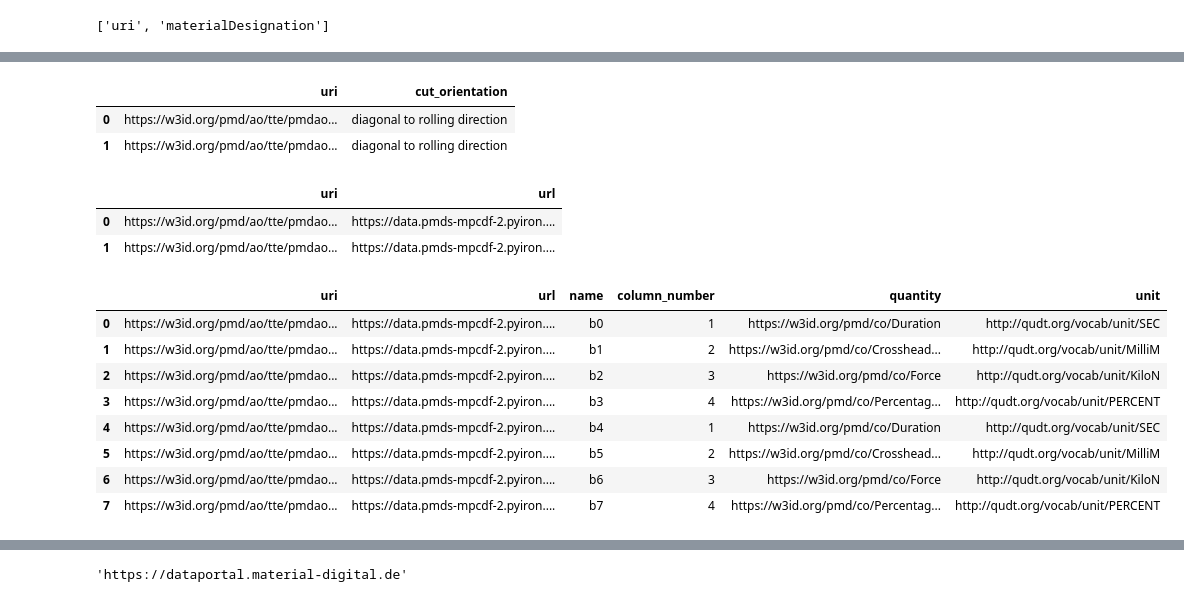
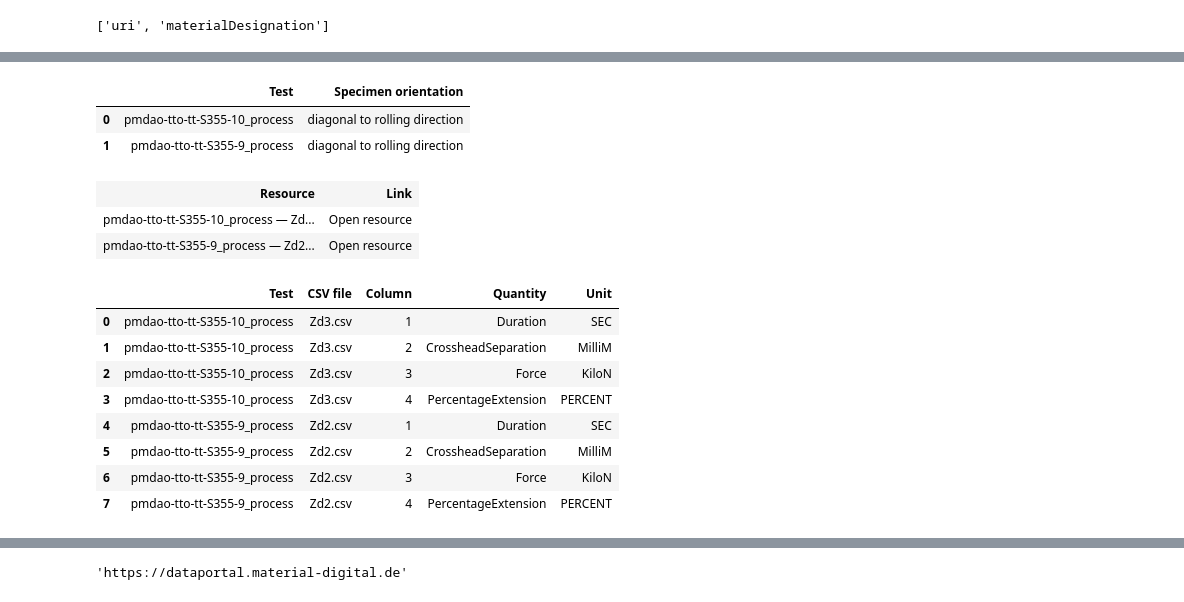
Before and after one commit to materialdigital/pmd-demonstrator, a Jupyter notebook: pmd_public-infrastructure-demonstrator/notebooks/demonstrator.ipynb, the cells around one changed output, grey strips where cells are left out. Saved outputs shown, nothing was run; the diff lists cells and outputs as text; code cells hidden in the pictures.

```diff
--- a/pmd_public-infrastructure-demonstrator/notebooks/demonstrator.ipynb
+++ b/pmd_public-infrastructure-demonstrator/notebooks/demonstrator.ipynb
@@ -106,8 +181,26 @@ ontodocker.datasets.upload_turtlefile(dataset, turtle_path)
 # %%
-import pandas as pd, hashlib
-pd.set_option('display.max_colwidth', None)
-pd.set_option('display.colheader_justify', 'left')
-pd.set_option('display.width', 200)
+from html import escape
+from urllib.parse import urlsplit
+
+pd.set_option("display.max_colwidth", 70)
+
+
+def local_name(value):
+    """Shorten a URI for display without changing the query result."""
+    return str(value).rstrip("/").rsplit("/", 1)[-1].rsplit("#", 1)[-1]
+
+
+def resource_links(rows):
+    """Display short labels with clickable HTTP(S) resource links."""
+    cells = []
+    for label, url in rows:
+        if urlsplit(url).scheme not in {"http", "https"}:
+            raise ValueError("Resource links must use HTTP(S).")
+        cells.append(
+            f'<tr><td>{escape(label)}</td>'
+            f'<td><a href="{escape(url, quote=True)}" target="_blank" rel="noopener">Open resource</a></td></tr>'
+        )
+    display(HTML("<table><tr><th>Resource</th><th>Link</th></tr>" + "".join(cells) + "</table>"))
 # %%
 import sys
 
@@ -147,31 +242,42 @@ result
 # %%
 query = S355queries.orientation()
-result = ontodocker.sparql.query_df(dataset, query.query, query.query_vars)
-result
+result = ontodocker.sparql.query_df(ontodocker_dataset_name, query.query, query.query_vars)
+result.assign(uri=result["uri"].map(local_name)).rename(
+    columns={"uri": "Test", "cut_orientation": "Specimen orientation"}
+)
 # %% [output]
-|  | uri | cut_orientation |
-| 0 | https://w3id.org/pmd/ao/tte/pmdao... | diagonal to rolling direction |
-| 1 | https://w3id.org/pmd/ao/tte/pmdao... | diagonal to rolling direction |
+|  | Test | Specimen orientation |
+| 0 | pmdao-tto-tt-S355-10_process | diagonal to rolling direction |
+| 1 | pmdao-tto-tt-S355-9_process | diagonal to rolling direction |
 # %%
 query = S355queries.csv_url()
-result = ontodocker.sparql.query_df(dataset, query.query, query.query_vars)
-result
+result = ontodocker.sparql.query_df(ontodocker_dataset_name, query.query, query.query_vars)
+resource_links([
+    (f"{local_name(row.uri)} — {local_name(row.url)}", str(row.url))
+    for row in result.itertuples(index=False)
+])
 # %% [output]
-|  | uri | url |
-| 0 | https://w3id.org/pmd/ao/tte/pmdao... | https://data.pmds-mpcdf-2.pyiron.... |
-| 1 | https://w3id.org/pmd/ao/tte/pmdao... | https://data.pmds-mpcdf-2.pyiron.... |
+| Resource | Link |
+| pmdao-tto-tt-S355-10_process — Zd... | Open resource |
+| pmdao-tto-tt-S355-9_process — Zd2... | Open resource |
 # %%
 query = S355queries.csv_columns()
-result = ontodocker.sparql.query_df(dataset, query.query, query.query_vars)
-result
+result = ontodocker.sparql.query_df(ontodocker_dataset_name, query.query, query.query_vars)
+column_summary = result[["uri", "url", "column_number", "quantity", "unit"]].copy()
+for column in ("uri", "url", "quantity", "unit"):
+    column_summary[column] = column_summary[column].map(local_name)
+column_summary.rename(columns={
+    "uri": "Test", "url": "CSV file", "column_number": "Column",
+    "quantity": "Quantity", "unit": "Unit",
+})
 # %% [output]
-|  | uri | url | name | column_number | quantity | unit |
-| 0 | https://w3id.org/pmd/ao/tte/pmdao... | https://data.pmds-mpcdf-2.pyiron.... | b0 | 1 | https://w3id.org/pmd/co/Duration | http://qudt.org/vocab/unit/SEC |
-| 1 | https://w3id.org/pmd/ao/tte/pmdao... | https://data.pmds-mpcdf-2.pyiron.... | b1 | 2 | https://w3id.org/pmd/co/Crosshead... | http://qudt.org/vocab/unit/MilliM |
-| 2 | https://w3id.org/pmd/ao/tte/pmdao... | https://data.pmds-mpcdf-2.pyiron.... | b2 | 3 | https://w3id.org/pmd/co/Force | http://qudt.org/vocab/unit/KiloN |
-| 3 | https://w3id.org/pmd/ao/tte/pmdao... | https://data.pmds-mpcdf-2.pyiron.... | b3 | 4 | https://w3id.org/pmd/co/Percentag... | http://qudt.org/vocab/unit/PERCENT |
-| 4 | https://w3id.org/pmd/ao/tte/pmdao... | https://data.pmds-mpcdf-2.pyiron.... | b4 | 1 | https://w3id.org/pmd/co/Duration | http://qudt.org/vocab/unit/SEC |
-| 5 | https://w3id.org/pmd/ao/tte/pmdao... | https://data.pmds-mpcdf-2.pyiron.... | b5 | 2 | https://w3id.org/pmd/co/Crosshead... | http://qudt.org/vocab/unit/MilliM |
-| 6 | https://w3id.org/pmd/ao/tte/pmdao... | https://data.pmds-mpcdf-2.pyiron.... | b6 | 3 | https://w3id.org/pmd/co/Force | http://qudt.org/vocab/unit/KiloN |
-| 7 | https://w3id.org/pmd/ao/tte/pmdao... | https://data.pmds-mpcdf-2.pyiron.... | b7 | 4 | https://w3id.org/pmd/co/Percentag... | http://qudt.org/vocab/unit/PERCENT |
+|  | Test | CSV file | Column | Quantity | Unit |
+| 0 | pmdao-tto-tt-S355-10_process | Zd3.csv | 1 | Duration | SEC |
+| 1 | pmdao-tto-tt-S355-10_process | Zd3.csv | 2 | CrossheadSeparation | MilliM |
+| 2 | pmdao-tto-tt-S355-10_process | Zd3.csv | 3 | Force | KiloN |
+| 3 | pmdao-tto-tt-S355-10_process | Zd3.csv | 4 | PercentageExtension | PERCENT |
+| 4 | pmdao-tto-tt-S355-9_process | Zd2.csv | 1 | Duration | SEC |
+| 5 | pmdao-tto-tt-S355-9_process | Zd2.csv | 2 | CrossheadSeparation | MilliM |
+| 6 | pmdao-tto-tt-S355-9_process | Zd2.csv | 3 | Force | KiloN |
+| 7 | pmdao-tto-tt-S355-9_process | Zd2.csv | 4 | PercentageExtension | PERCENT |
 # %% [markdown]
```
Also changed, not shown: parts of 52 cells of this notebook, 2 other files.
